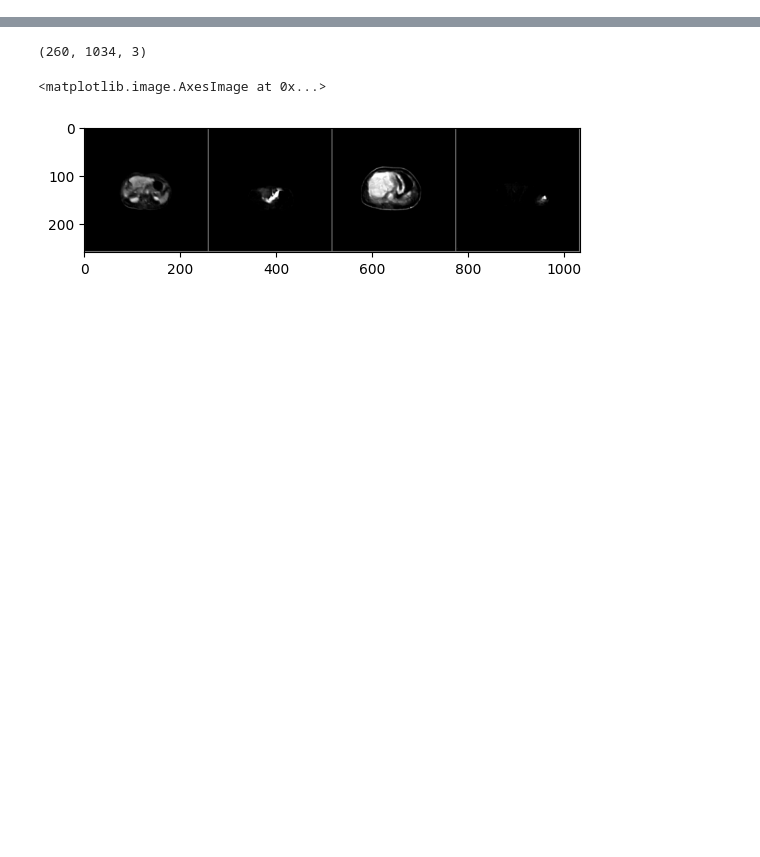
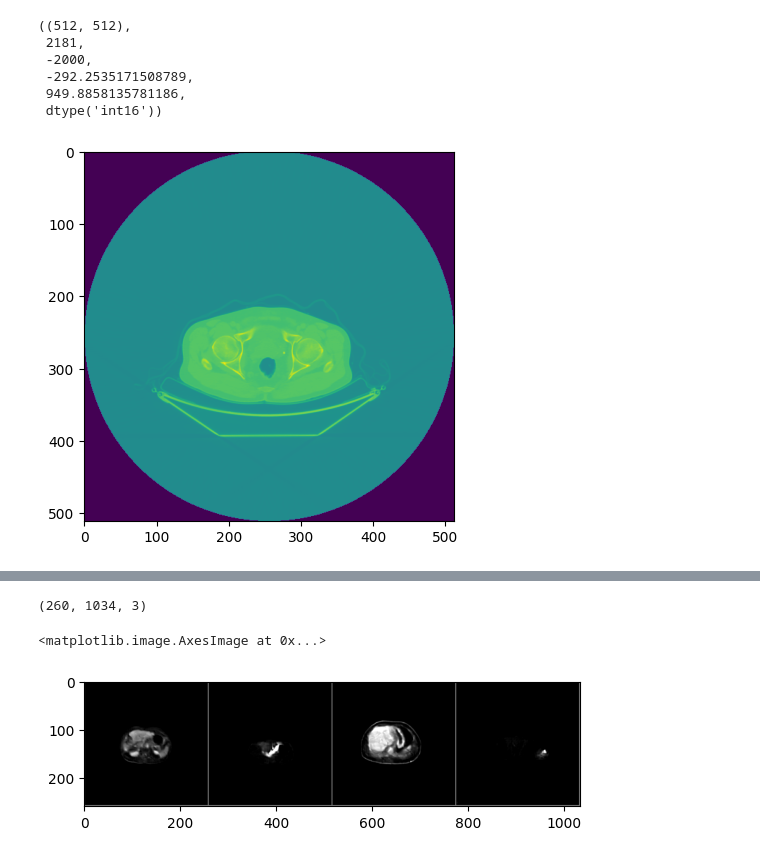
Before and after one commit to tien-th/BBDM_folk, a Jupyter notebook: test_cuda.ipynb, the cells around one changed output, grey strips where cells are left out. Drawn from its saved outputs; the diff is of its cells as text; code cells hidden in the pictures; blank space fills up the shorter version.

```diff
--- a/test_cuda.ipynb
+++ b/test_cuda.ipynb
@@ -4,3 +4,18 @@ import matplotlib.pyplot as plt
 import torch
 from PIL import Image
 from torchvision import transforms
+# %%
+# np_img = np.load('results/108_CT2PET_valset_8_10/LBBDM-f4/sample_to_eval/condition/38.npy', allow_pickle=True)
+np_img = np.load('108/test/A/38.npy', allow_pickle=True)
+
+
+plt.imshow(np_img)
+np_img.shape ,np_img.max(), np_img.min() ,np_img.mean() ,np_img.std() ,np_img.dtype
+# %% [output]
+((512, 512),
+ 2181,
+ -2000,
+ -292.2535171508789,
+ 949.8858135781186,
+ dtype('int16'))
+[figure, added]
```
Also changed, not shown: parts of 3 cells of this notebook, 11 other files.
